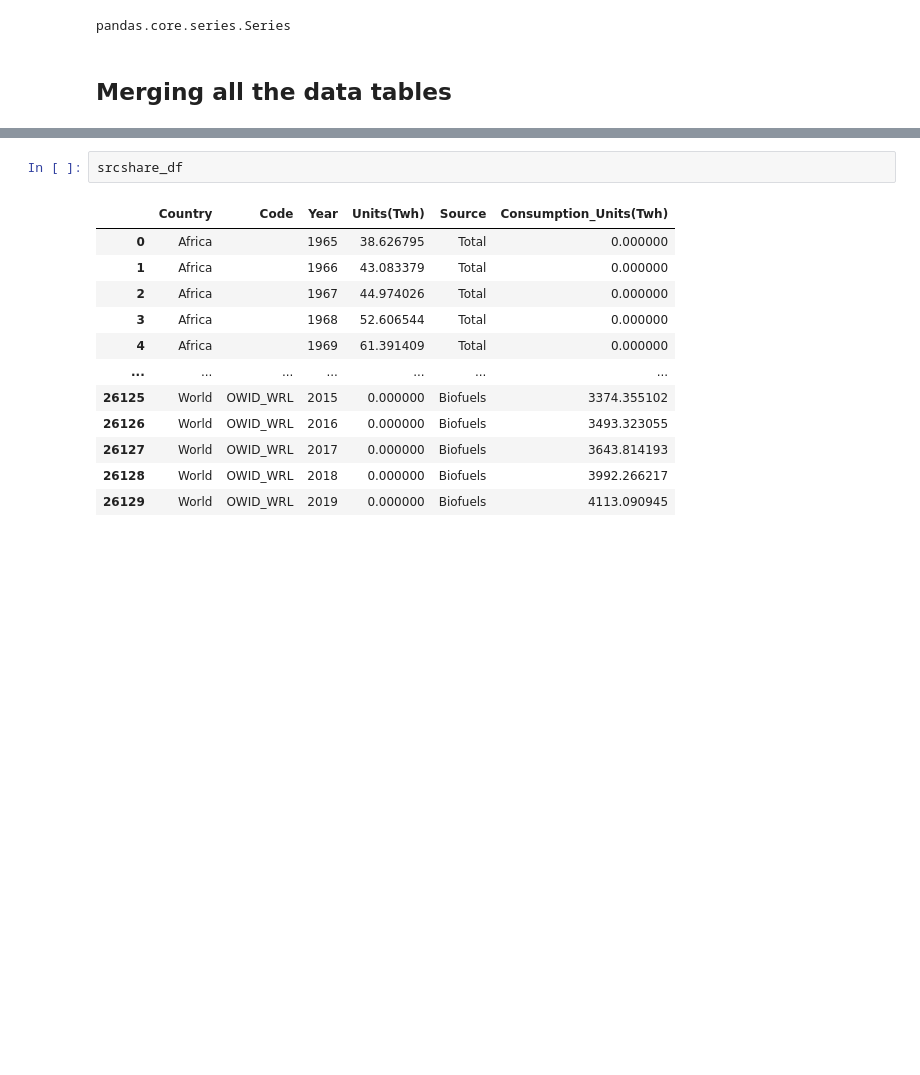
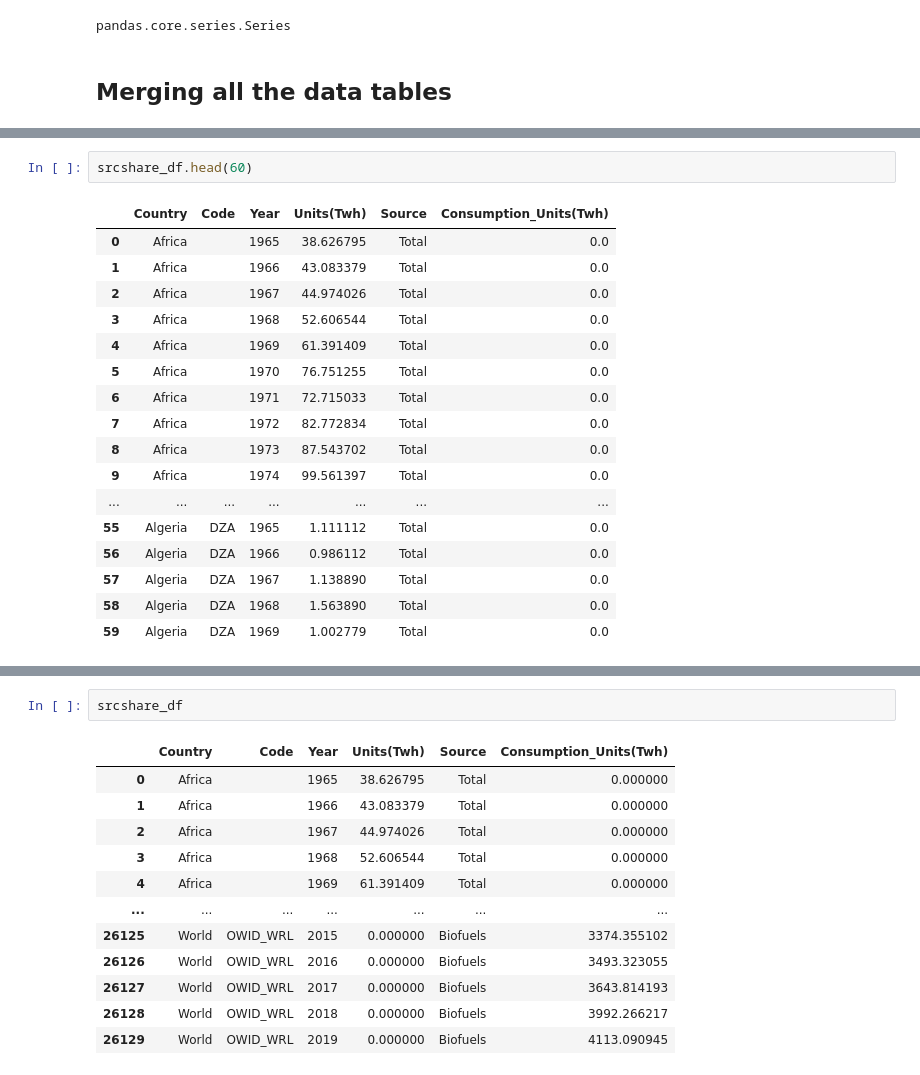
Before and after one commit to rshmnkgit/Energy-Phase-II, a Jupyter notebook: notebook/Energy_Cleanup_Functions.ipynb, the cells around one changed output, grey strips where cells are left out. Saved outputs shown, nothing was run; the diff lists cells and outputs as text; blank space fills up the shorter version.

```diff
--- a/notebook/Energy_Cleanup_Functions.ipynb
+++ b/notebook/Energy_Cleanup_Functions.ipynb
@@ -255,0 +276,20 @@ srcshare_df = mergeEnergyData(data_path)
+# %%
+srcshare_df.head(60)
+# %% [output]
+|  | Country | Code | Year | Units(Twh) | Source | Consumption_Units(Twh) |
+| 0 | Africa |  | 1965 | 38.626795 | Total | 0.0 |
+| 1 | Africa |  | 1966 | 43.083379 | Total | 0.0 |
+| 2 | Africa |  | 1967 | 44.974026 | Total | 0.0 |
+| 3 | Africa |  | 1968 | 52.606544 | Total | 0.0 |
+| 4 | Africa |  | 1969 | 61.391409 | Total | 0.0 |
+| 5 | Africa |  | 1970 | 76.751255 | Total | 0.0 |
+| 6 | Africa |  | 1971 | 72.715033 | Total | 0.0 |
+| 7 | Africa |  | 1972 | 82.772834 | Total | 0.0 |
+| 8 | Africa |  | 1973 | 87.543702 | Total | 0.0 |
+| 9 | Africa |  | 1974 | 99.561397 | Total | 0.0 |
+| ... | ... | ... | ... | ... | ... | ... |
+| 55 | Algeria | DZA | 1965 | 1.111112 | Total | 0.0 |
+| 56 | Algeria | DZA | 1966 | 0.986112 | Total | 0.0 |
+| 57 | Algeria | DZA | 1967 | 1.138890 | Total | 0.0 |
+| 58 | Algeria | DZA | 1968 | 1.563890 | Total | 0.0 |
+| 59 | Algeria | DZA | 1969 | 1.002779 | Total | 0.0 |
```
Also changed, not shown: parts of 5 cells of this notebook, 11 other files.
